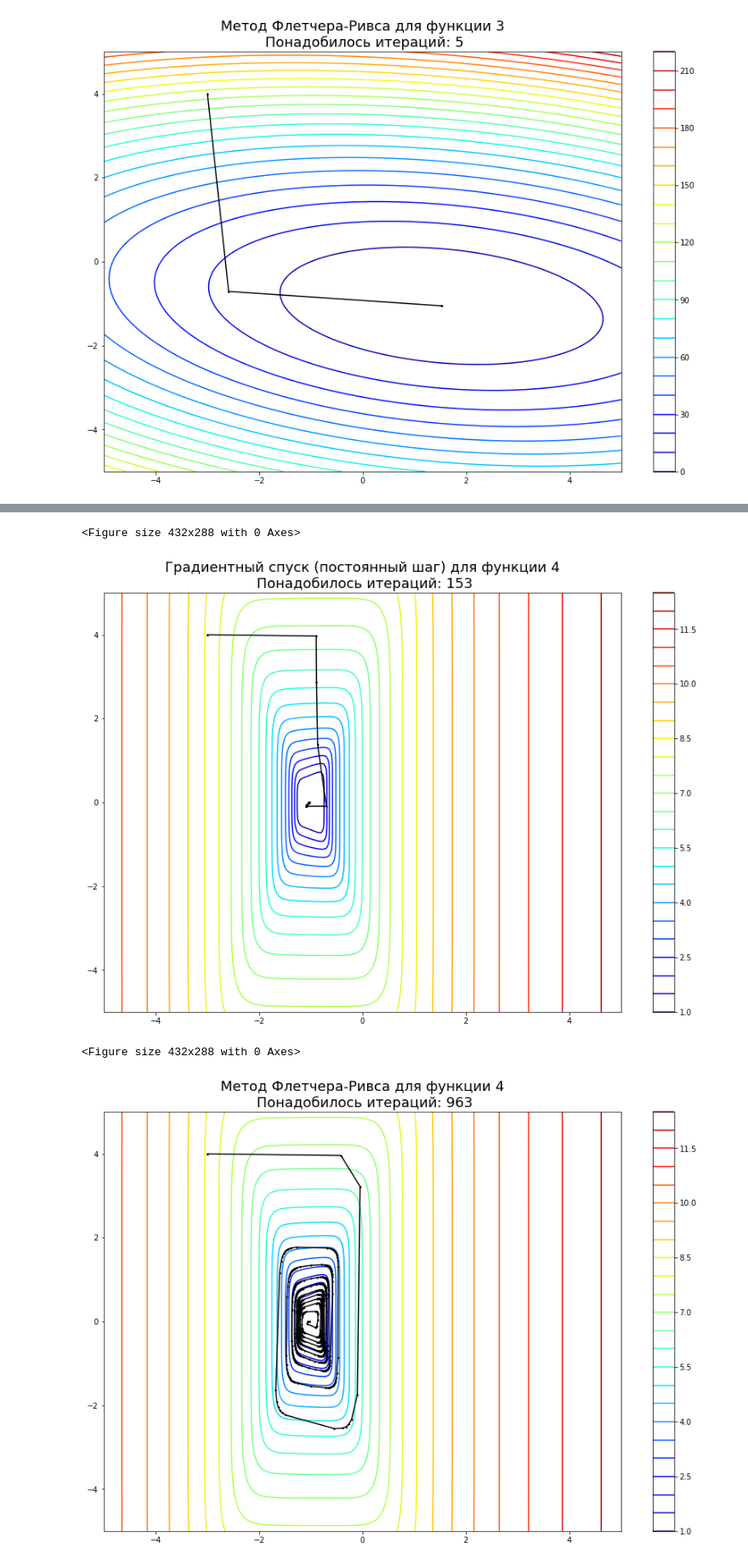
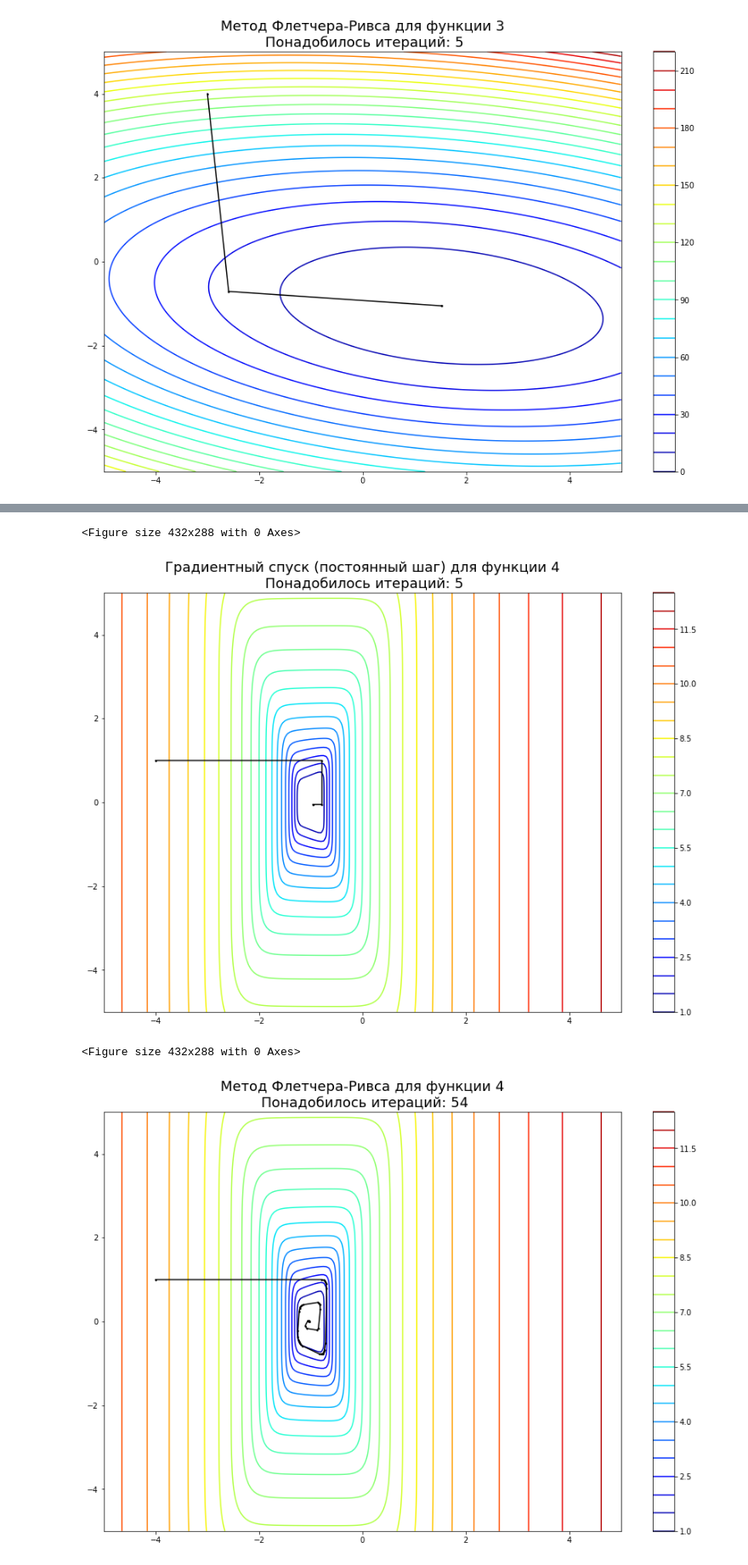
Before and after one commit to Ar4eR-ValerA/AppliedMath.IIISem, a Jupyter notebook: Lab2/visualization.ipynb, the cells around one changed output, grey strips where cells are left out. Shown at 85% size. Saved outputs shown, nothing was run; the diff lists cells and outputs as text; code cells hidden in the pictures.

```diff
--- a/Lab2/visualization.ipynb
+++ b/Lab2/visualization.ipynb
@@ -110,12 +108,12 @@ $[-4, -2]$ для $x$ и $[3, 5]$ для $y$
 # %%
-res = gradient_descent(o4, np.array([-3, 4]), t1, 0.0001, max_iter=1000, max_alpha=10, exit_clause="argument")[1]
+res = gradient_descent(o4, np.array([-4, 1]), t3, 0.0001, max_iter=1000, max_alpha=10, exit_clause="argument")[1]
 visualize(o4, (-5, 5), (-5, 5), res, "Градиентный спуск (постоянный шаг) для функции 4\n Понадобилось итераций: " + str(len(res)))
 # %% [output]
 <Figure size 432x288 with 0 Axes>
-[figure, old version]
+[figure, new version]
 # %%
-res = fletcher_reeves(o4, np.array([-3, 4]), t3, 0.00001, 0.00015, 1000, 10)[1]
+res = fletcher_reeves(o4, np.array([-4, 1]), t3, 0.00001, 0.00015, 1000, 10)[1]
 visualize(o4, (-5, 5), (-5, 5), res, "Метод Флетчера-Ривса для функции 4\n Понадобилось итераций: " + str(len(res)))
 # %% [output]
 <Figure size 432x288 with 0 Axes>
-[figure, old version]
+[figure, new version]
```
Also changed, not shown: parts of 1 cell of this notebook, 1 other file.
